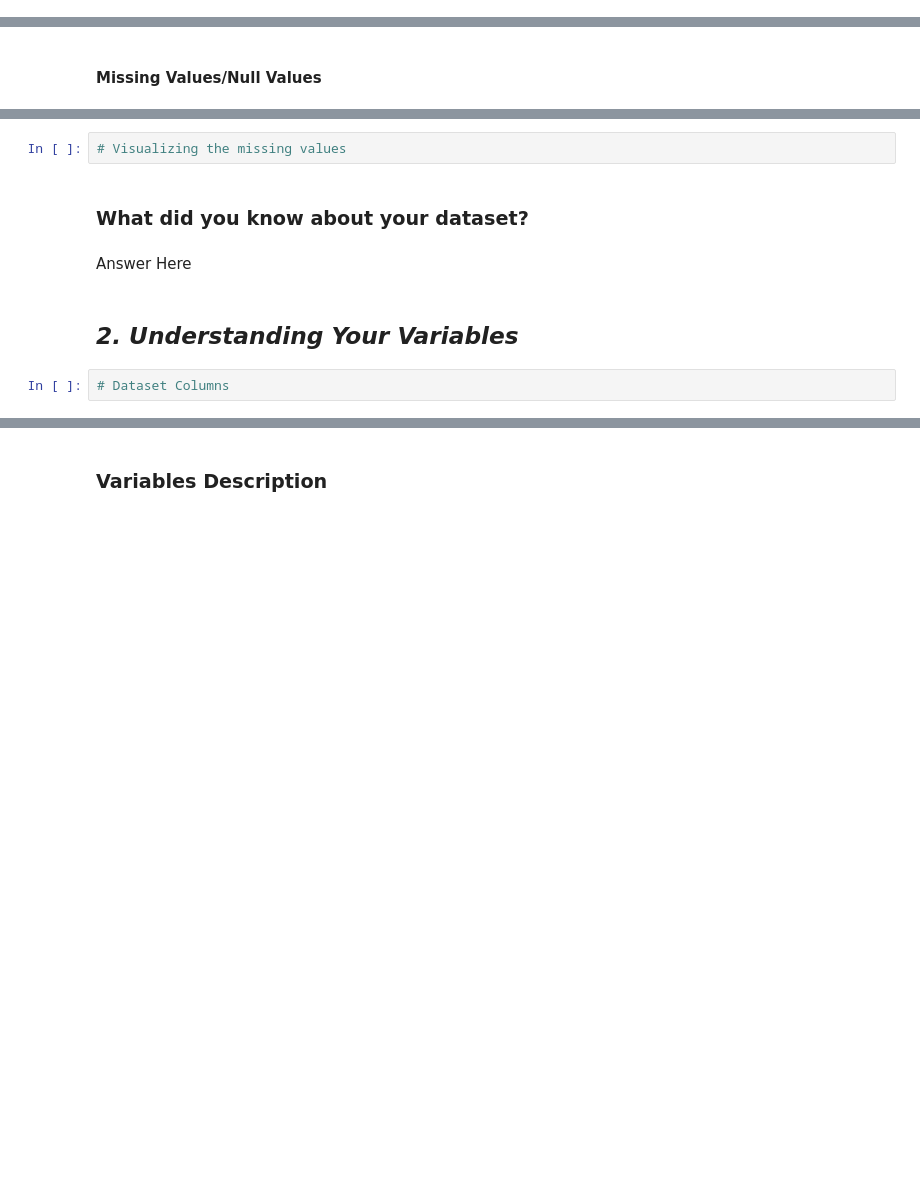
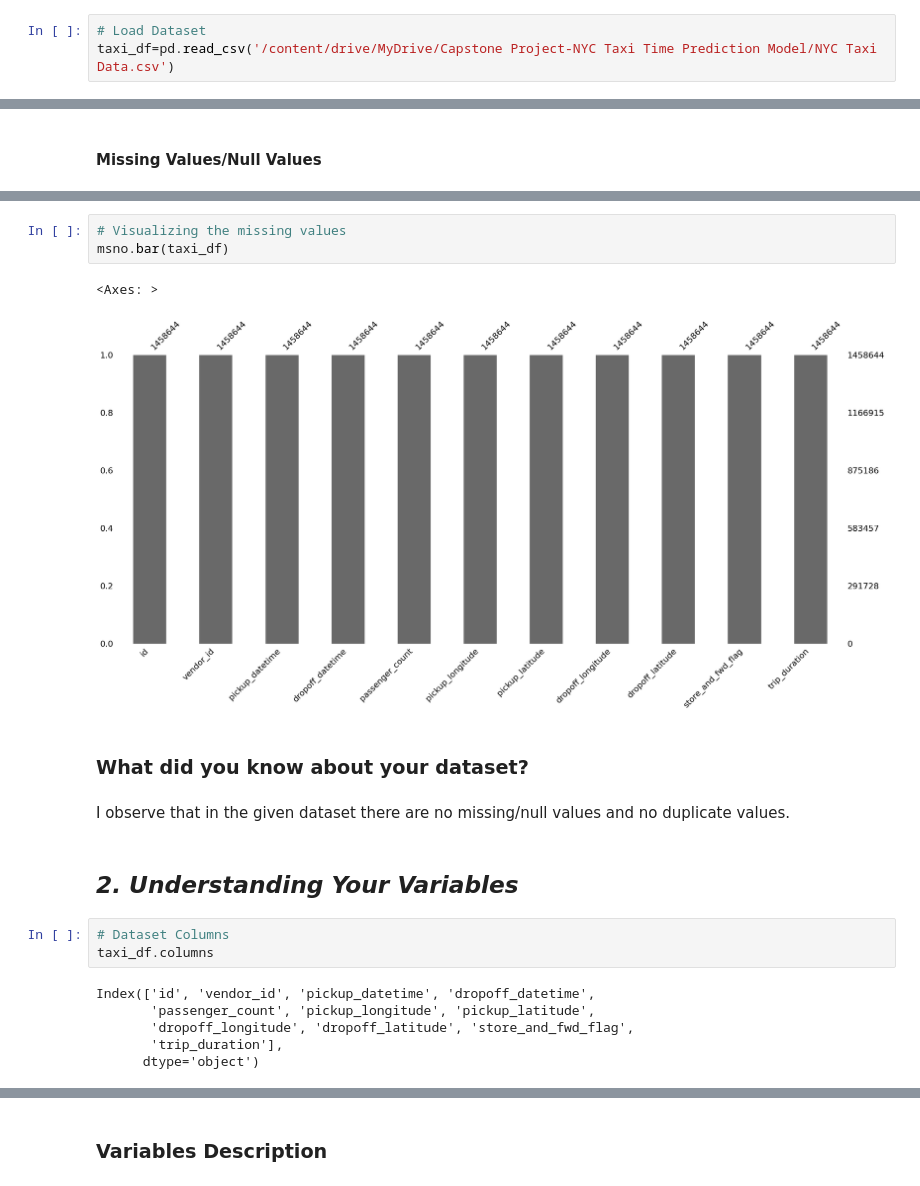
Before and after one commit to rimshaharmaen/NYC_Taxi_Time_Prediction, a Jupyter notebook: Rimsha_NYC_Taxi_Time_Prediction.ipynb, the cells around one changed output, grey strips where cells are left out. Cells and saved outputs as stored; diff of their text form; blank space fills up the shorter version.

Commit message:
project title,summary,problem statement, Know your data,Understanding your variables

```diff
--- a/Rimsha_NYC_Taxi_Time_Prediction.ipynb
+++ b/Rimsha_NYC_Taxi_Time_Prediction.ipynb
@@ -92,3 +118,6 @@ M - Multivariate Analysis
+# %%
+# Load Dataset
+taxi_df=pd.read_csv('/content/drive/MyDrive/Capstone Project-NYC Taxi Time Prediction Model/NYC Taxi Data.csv')
 # %% [markdown]
 ### Dataset First View
 # %%
@@ -112,12 +203,23 @@ M - Multivariate Analysis
 # %%
 # Visualizing the missing values
+msno.bar(taxi_df)
+# %% [output]
+<Axes: >
+[figure, added]
 # %% [markdown]
 ### What did you know about your dataset?
-# %% [markdown]
-Answer Here
+# %% [markdown]
+I observe that in the given dataset there are no missing/null values and no duplicate values.
 # %% [markdown]
 ## ***2. Understanding Your Variables***
 # %%
 # Dataset Columns
+taxi_df.columns
+# %% [output]
+Index(['id', 'vendor_id', 'pickup_datetime', 'dropoff_datetime',
+       'passenger_count', 'pickup_longitude', 'pickup_latitude',
+       'dropoff_longitude', 'dropoff_latitude', 'store_and_fwd_flag',
+       'trip_duration'],
+      dtype='object')
 # %%
 # Dataset Describe
```
Also changed, not shown: parts of 29 cells of this notebook.
